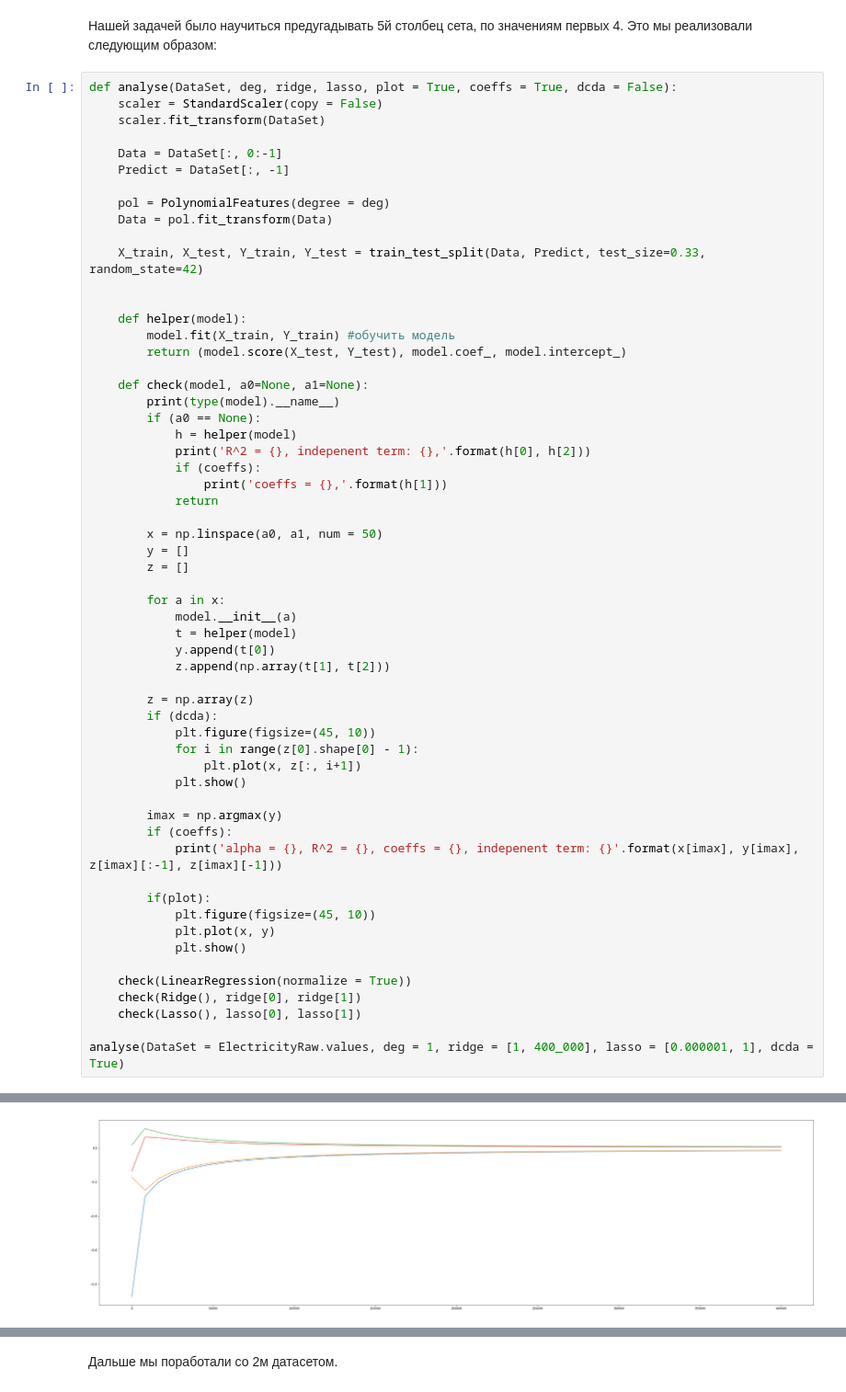
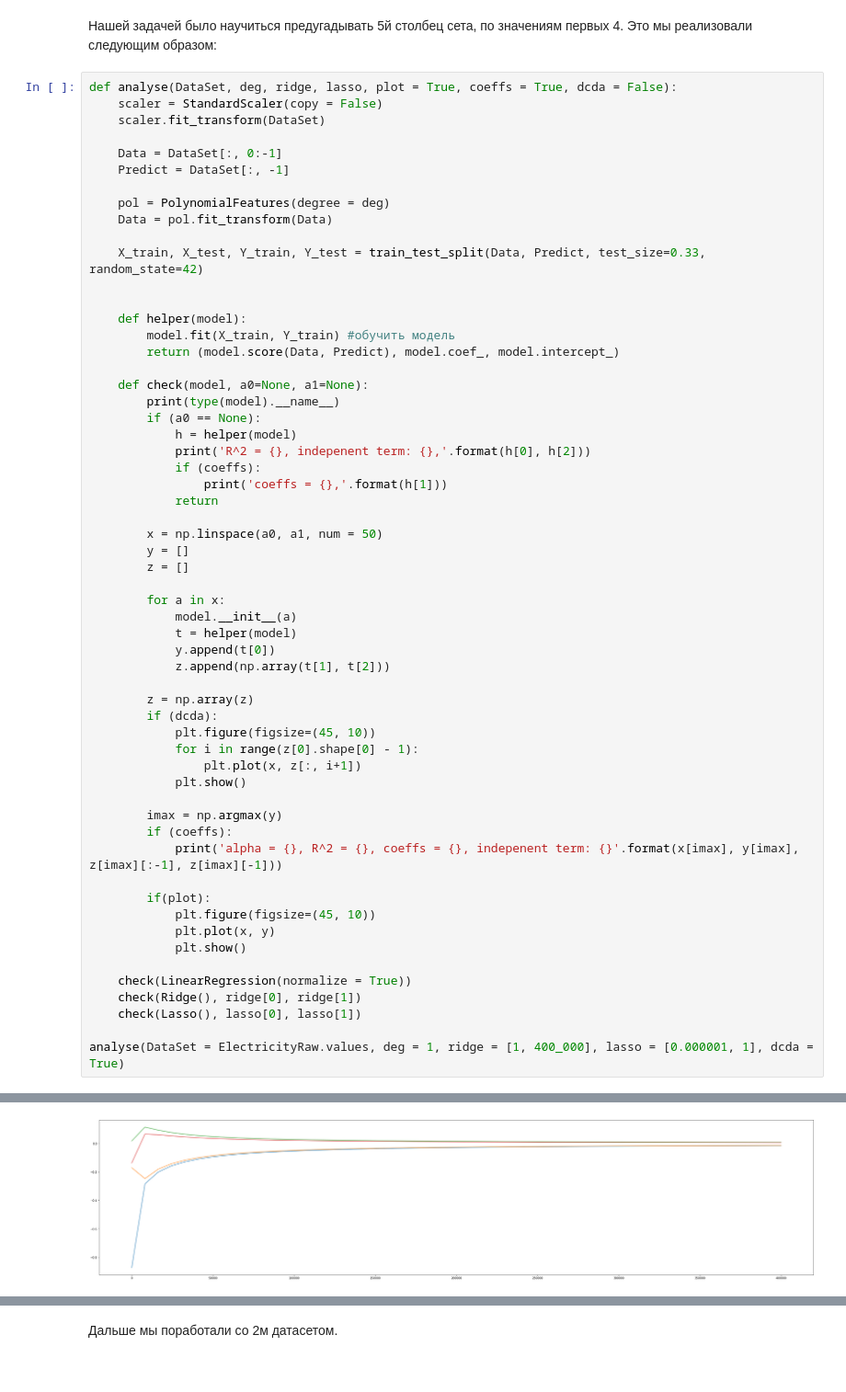
Before and after one commit to rogday/date-saens, a Jupyter notebook: Lab4/Lab4.ipynb, the cells around one changed output, grey strips where cells are left out. Shown at 92% size. Cells and saved outputs as stored; diff of their text form.

```diff
--- a/Lab4/Lab4.ipynb
+++ b/Lab4/Lab4.ipynb
@@ -48,7 +48,7 @@ def analyse(DataSet, deg, ridge, lasso, plot = True, coeffs = True, dcda = False
 
     def helper(model):
         model.fit(X_train, Y_train) #обучить модель
-        return (model.score(X_test, Y_test), model.coef_, model.intercept_)
+        return (model.score(Data, Predict), model.coef_, model.intercept_)
 
     def check(model, a0=None, a1=None):
         print(type(model).__name__)
@@ -96,3 +96,3 @@ R^2 = 0.9271761736761966, indepenent term: 0.00014330371826011708,
 coeffs = [ 0.         -0.87399469 -0.17018652  0.01738785 -0.13749932],
 Ridge
-[figure, old version]
+[figure, new version]
```
Also changed, not shown: parts of 2 cells of this notebook.
